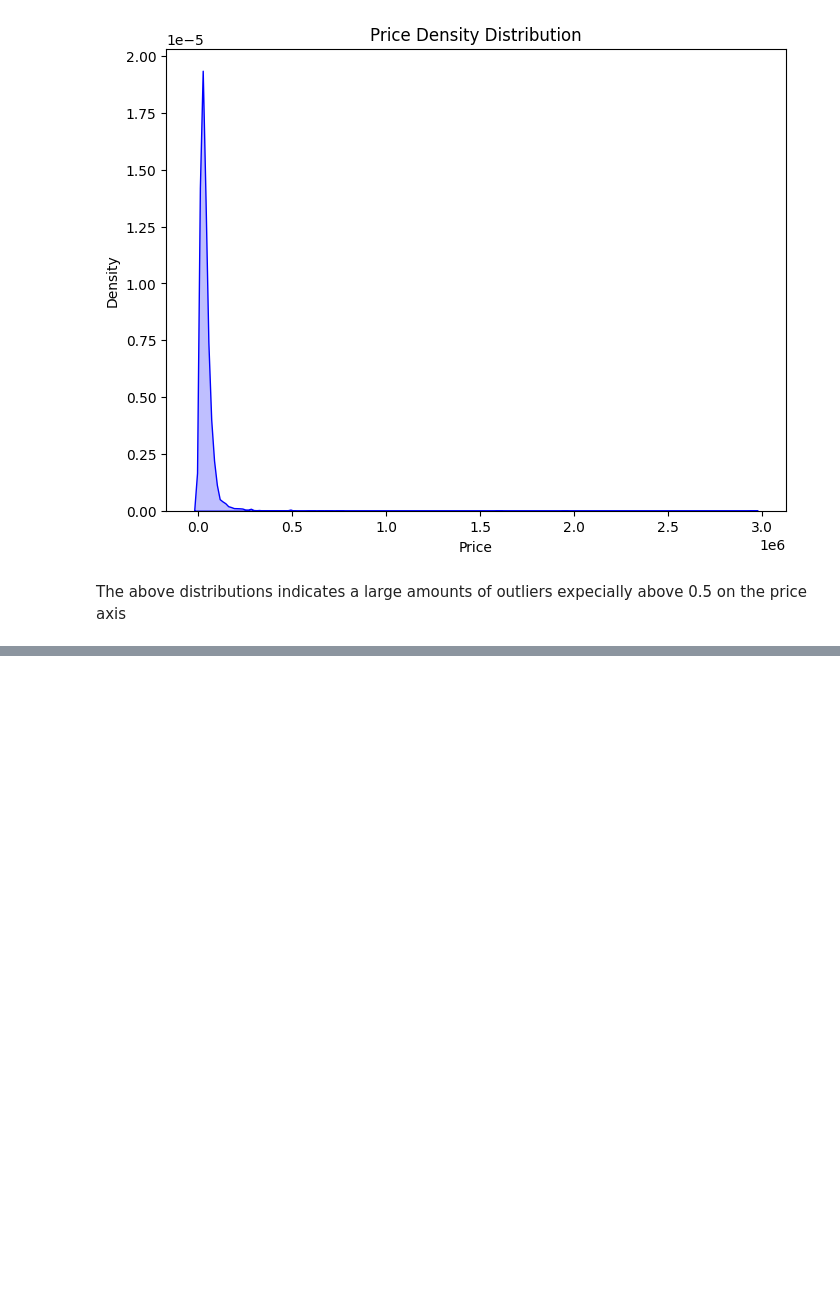
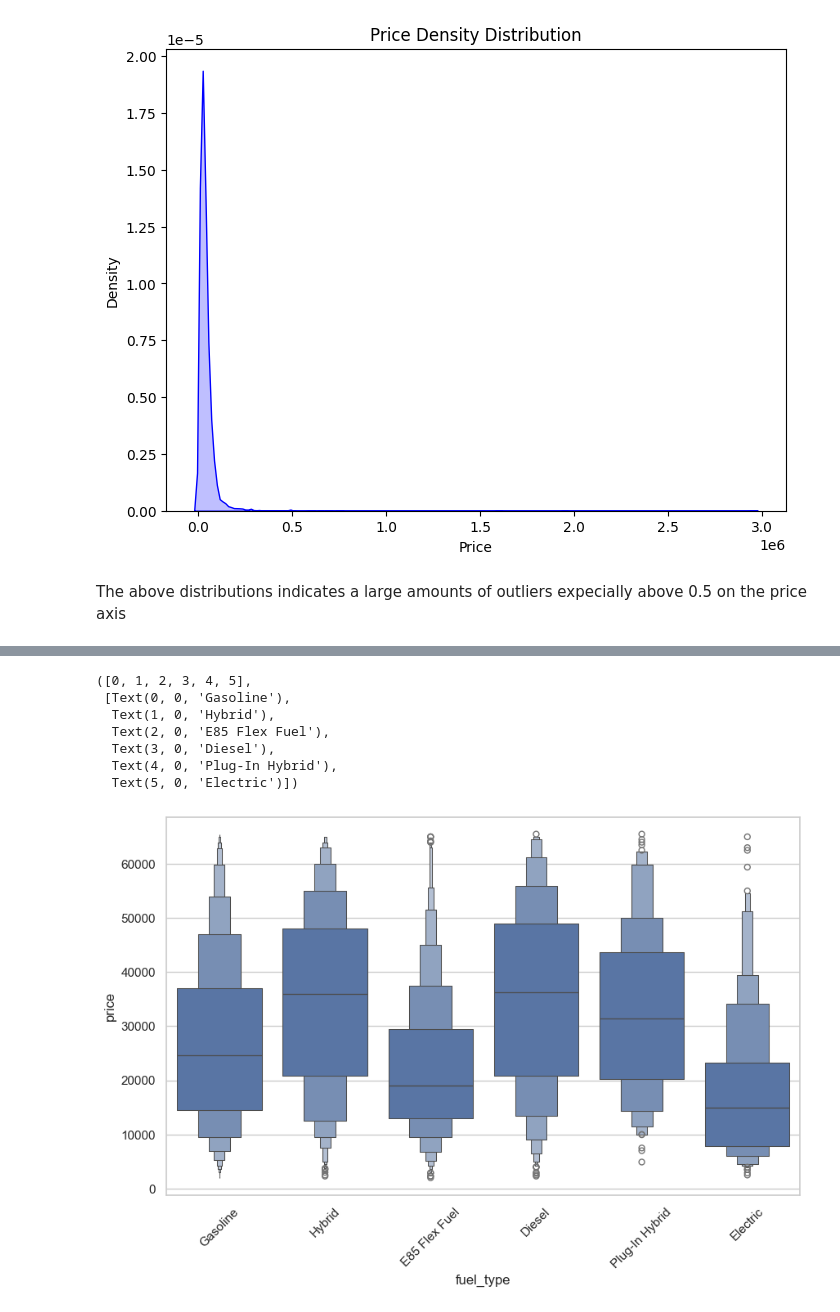
Before and after one commit to othnielche/KaggleX-Skill-Assessment-Challenge-2024, a Jupyter notebook: KaggleX challenge.ipynb, the cells around one changed output, grey strips where cells are left out. Cells and saved outputs as stored; diff of their text form; code cells hidden in the pictures; blank space fills up the shorter version.

```diff
--- a/KaggleX challenge.ipynb
+++ b/KaggleX challenge.ipynb
@@ -223,0 +287,15 @@ The above distributions indicates a large amounts of outliers expecially above 0
+# %%
+sns.set_theme(style="whitegrid")
+
+plt.figure(figsize=(10, 6))
+sns.boxenplot(x = train_data.fuel_type, y=train_data.price, data= train_data)
+plt.xticks(rotation = 45)
+# %% [output]
+([0, 1, 2, 3, 4, 5],
+ [Text(0, 0, 'Gasoline'),
+  Text(1, 0, 'Hybrid'),
+  Text(2, 0, 'E85 Flex Fuel'),
+  Text(3, 0, 'Diesel'),
+  Text(4, 0, 'Plug-In Hybrid'),
+  Text(5, 0, 'Electric')])
+[figure, added]
```
Also changed, not shown: parts of 9 cells of this notebook.
